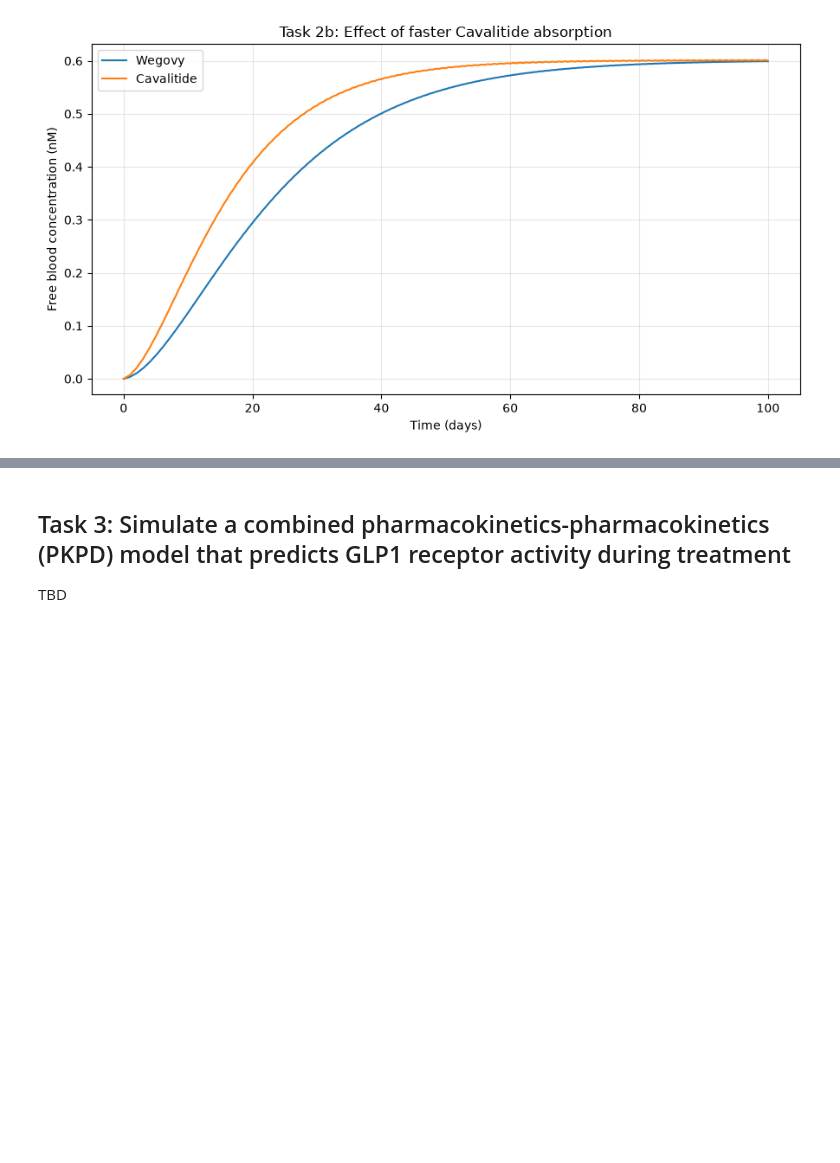
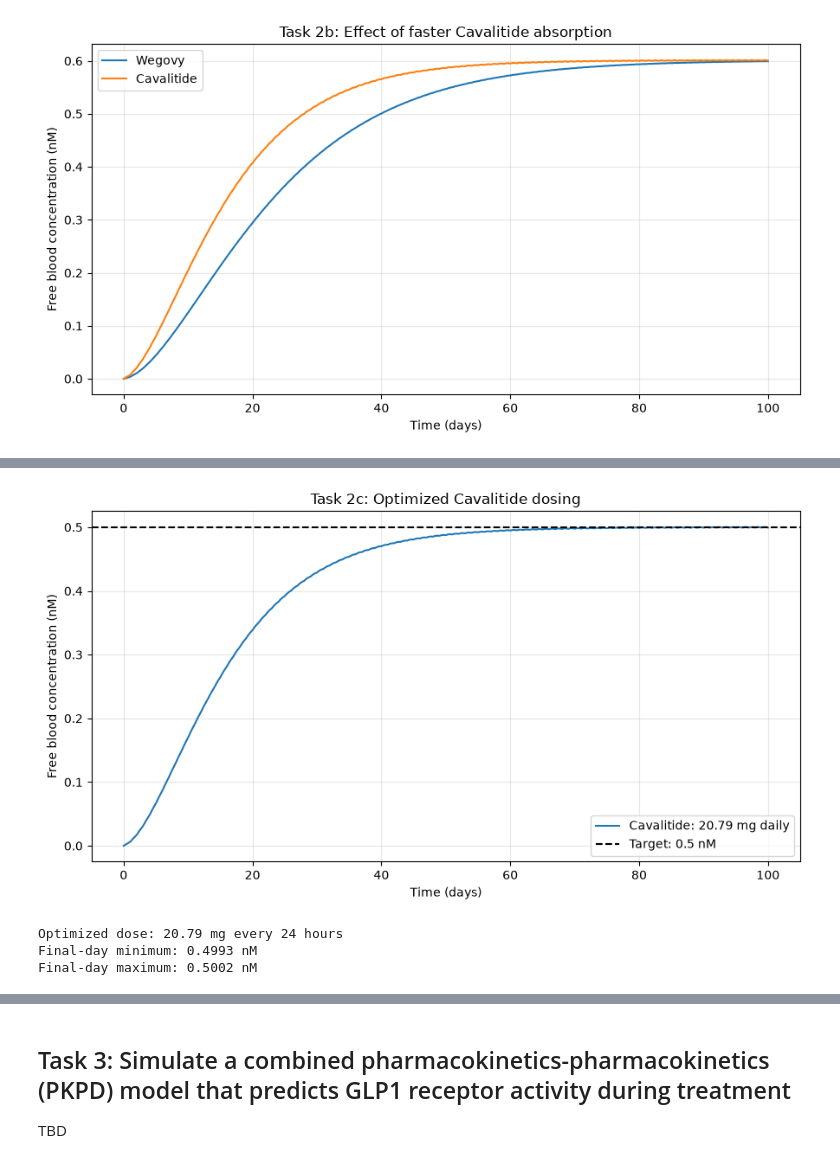
Before and after one commit to BigPanda0226/BME2315_Module3, a Jupyter notebook: Module3_Project_Template.ipynb, the cells around one changed output, grey strips where cells are left out. Drawn from its saved outputs; the diff is of its cells as text; code cells hidden in the pictures; blank space fills up the shorter version.

Commit message:
Finished task 3c
All of task 2 is in the overall template. task 1 still needs to be put into template. before final submission

```diff
--- a/Module3_Project_Template.ipynb
+++ b/Module3_Project_Template.ipynb
@@ -175,0 +192,47 @@ plt.show()
+# %%
+target = 0.5  # target free blood concentration, nM
+
+# Copy the Cavalitide regimen
+optimized = products["Cavalitide"].copy()
+
+# Calculate the dose needed for an average of 0.5 nM
+optimized["D"] = (
+    target * ke * V * optimized["interval"] * MW
+    / (Ffree * optimized["Favailable"] * 1e6)
+)
+
+# Simulate the optimized regimen
+t, Asc, Cfree = simulate(optimized)
+
+plt.figure(figsize=(9, 5))
+plt.plot(
+    t / 24,
+    Cfree,
+    label=f"Cavalitide: {optimized['D']:.2f} mg daily"
+)
+plt.axhline(
+    target,
+    color="black",
+    linestyle="--",
+    label="Target: 0.5 nM"
+)
+
+plt.xlabel("Time (days)")
+plt.ylabel("Free blood concentration (nM)")
+plt.title("Task 2c: Optimized Cavalitide dosing")
+plt.legend()
+plt.grid(alpha=0.3)
+plt.tight_layout()
+plt.show()
+
+# Check the final daily dosing interval
+last_interval = Cfree[-241:]
+
+print(f"Optimized dose: {optimized['D']:.2f} mg every 24 hours")
+print(f"Final-day minimum: {last_interval.min():.4f} nM")
+print(f"Final-day maximum: {last_interval.max():.4f} nM")
+# %% [output]
+[figure, added]
+Optimized dose: 20.79 mg every 24 hours
+Final-day minimum: 0.4993 nM
+Final-day maximum: 0.5002 nM
```
Also changed, not shown: parts of 7 cells of this notebook.
